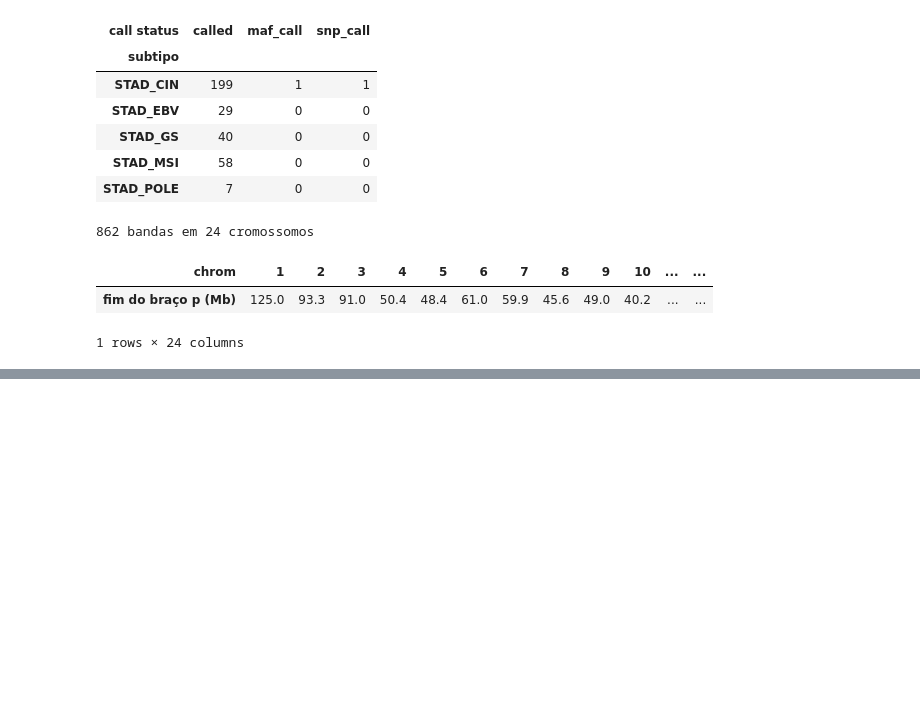
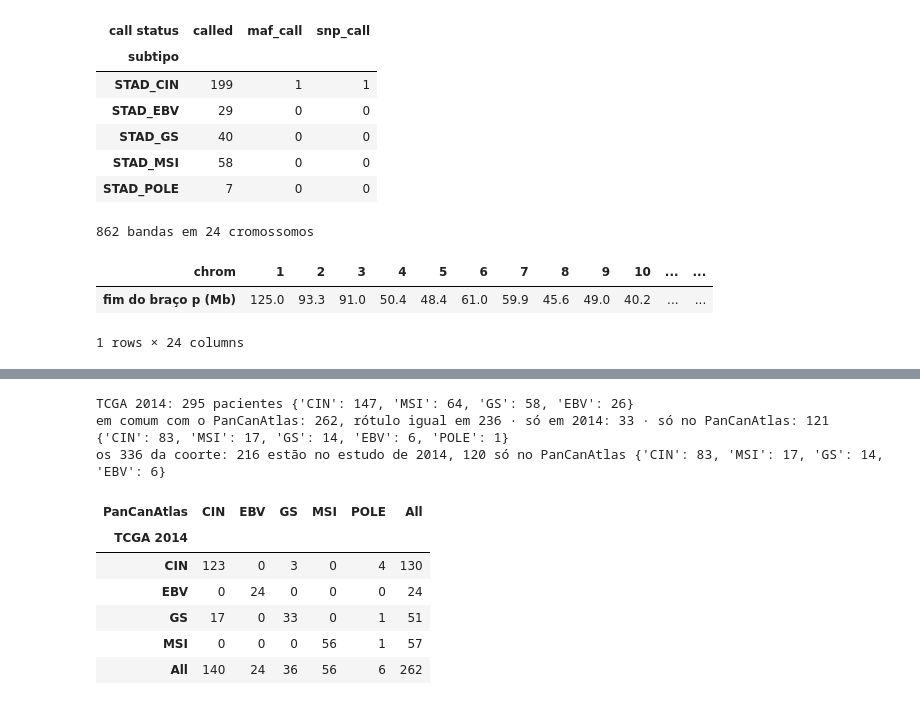
Before and after one commit to leocendino/imagens_de_cg_para_classificacao, a Jupyter notebook: notebooks/01_data.ipynb, the cells around one changed output, grey strips where cells are left out. Drawn from its saved outputs; the diff is of its cells as text; code cells hidden in the pictures; blank space fills up the shorter version.

```diff
--- a/notebooks/01_data.ipynb
+++ b/notebooks/01_data.ipynb
@@ -652,0 +665,27 @@ print(f"{len(cyto)} bandas em {cyto.chrom.nunique()} cromossomos")
+# %%
+# 0b-1: rótulo do TCGA 2014 (stad_tcga_pub, MOLECULAR_SUBTYPE) × SUBTYPE do PanCanAtlas
+pub = pd.DataFrame(api("studies/stad_tcga_pub/clinical-data?clinicalDataType=SAMPLE&attributeId=MOLECULAR_SUBTYPE",
+                       cache="subtipos_stad_tcga_pub.json"))
+r14 = pub.set_index(pub.sampleId.str[:12])["value"]
+assert r14.index.is_unique
+pan = rotulo.str.removeprefix("STAD_")
+comum = r14.index.intersection(pan.index)
+so_pan = pan.index.difference(r14.index)
+coorte_336 = {a[:12] for a in amostras["3 ômicas"]} & set(pan.index[pan != "POLE"])
+print(f"TCGA 2014: {len(r14)} pacientes {r14.value_counts().to_dict()}")
+print(f"em comum com o PanCanAtlas: {len(comum)}, rótulo igual em {(r14[comum] == pan[comum]).sum()} · "
+      f"só em 2014: {len(r14.index.difference(pan.index))} · só no PanCanAtlas: {len(so_pan)} {pan[so_pan].value_counts().to_dict()}")
+print(f"os {len(coorte_336)} da coorte: {len(coorte_336 & set(r14.index))} estão no estudo de 2014, "
+      f"{len(coorte_336 - set(r14.index))} só no PanCanAtlas {pan[sorted(coorte_336 - set(r14.index))].value_counts().to_dict()}")
+pd.crosstab(r14[comum].rename("TCGA 2014"), pan[comum].rename("PanCanAtlas"), margins=True)
+# %% [output]
+TCGA 2014: 295 pacientes {'CIN': 147, 'MSI': 64, 'GS': 58, 'EBV': 26}
+em comum com o PanCanAtlas: 262, rótulo igual em 236 · só em 2014: 33 · só no PanCanAtlas: 121 {'CIN': 83, 'MSI': 17, 'GS': 14, 'EBV': 6, 'POLE': 1}
+os 336 da coorte: 216 estão no estudo de 2014, 120 só no PanCanAtlas {'CIN': 83, 'MSI': 17, 'GS': 14, 'EBV': 6}
+| PanCanAtlas | CIN | EBV | GS | MSI | POLE | All |
+| TCGA 2014 |  |  |  |  |  |  |
+| CIN | 123 | 0 | 3 | 0 | 4 | 130 |
+| EBV | 0 | 24 | 0 | 0 | 0 | 24 |
+| GS | 17 | 0 | 33 | 0 | 1 | 51 |
+| MSI | 0 | 0 | 0 | 56 | 1 | 57 |
+| All | 140 | 24 | 36 | 56 | 6 | 262 |
```
Also changed, not shown: parts of 5 cells of this notebook, 1 other file.
